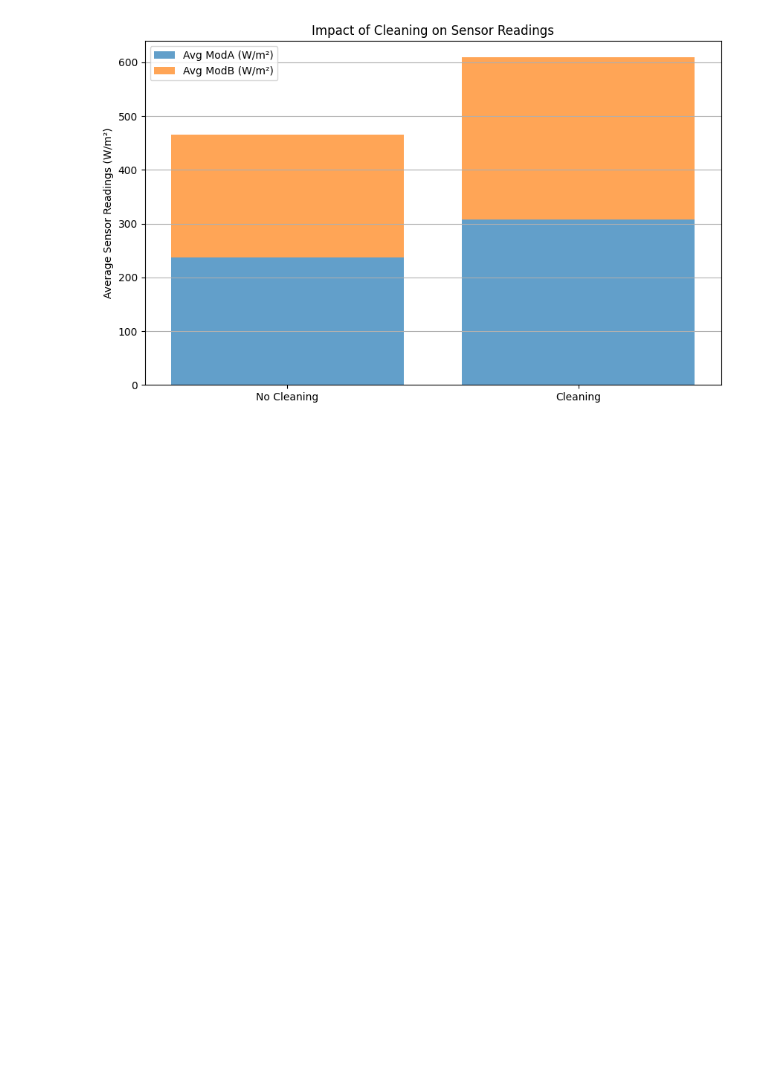
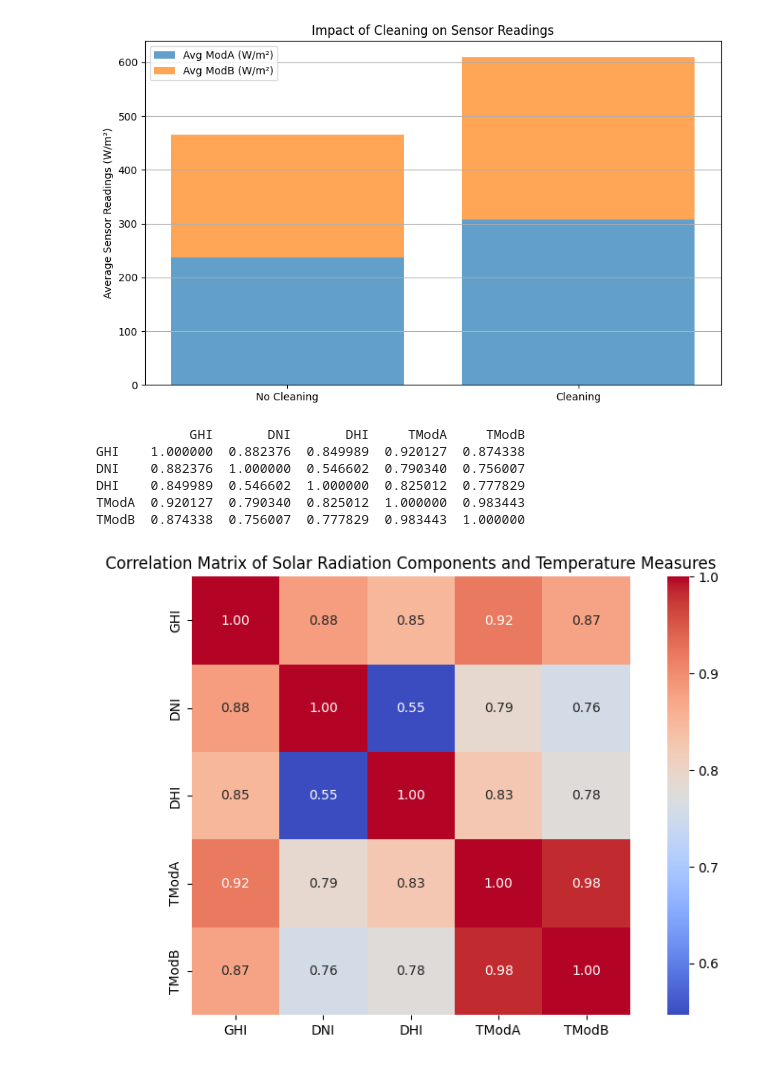
Before and after one commit to rinamoh/Kifiya-AIM-Week0, a Jupyter notebook: notebooks/EDA-benin.ipynb, the cells around one changed output. Saved outputs shown, nothing was run; the diff lists cells and outputs as text; code cells hidden in the pictures; blank space fills up the shorter version.

```diff
--- a/notebooks/EDA-benin.ipynb
+++ b/notebooks/EDA-benin.ipynb
@@ -363,3 +363,28 @@ plt.grid(axis='y')
 plt.show()
 # %% [output]
 [figure]
+# %%
+#Correlation Analysis on GHI,DNI,DHI AND TModA plus TModB
+correlation_data = data[['GHI', 'DNI', 'DHI', 'TModA', 'TModB']]
+# %%
+#calculate the correlation matrix
+correlation_matrix = correlation_data.corr()
+print(correlation_matrix)
+
+#as you can see from the following table we have the strongest relation ship between GHI and both of the tempratures indicated by approximatly
+#0.9 for TModA and 0.8 for TModB
+# %% [output]
+            GHI       DNI       DHI     TModA     TModB
+GHI    1.000000  0.882376  0.849989  0.920127  0.874338
+DNI    0.882376  1.000000  0.546602  0.790340  0.756007
+DHI    0.849989  0.546602  1.000000  0.825012  0.777829
+TModA  0.920127  0.790340  0.825012  1.000000  0.983443
+TModB  0.874338  0.756007  0.777829  0.983443  1.000000
+# %%
+#we can also plot the correlation using heatmap
+plt.figure(figsize=(10, 6))
+sns.heatmap(correlation_matrix, annot=True, fmt=".2f", cmap='coolwarm', square=True)
+plt.title('Correlation Matrix of Solar Radiation Components and Temperature Measures')
+plt.show()
+# %% [output]
+[figure, added]
```
Also changed, not shown: parts of 2 cells of this notebook, 1 other file.
